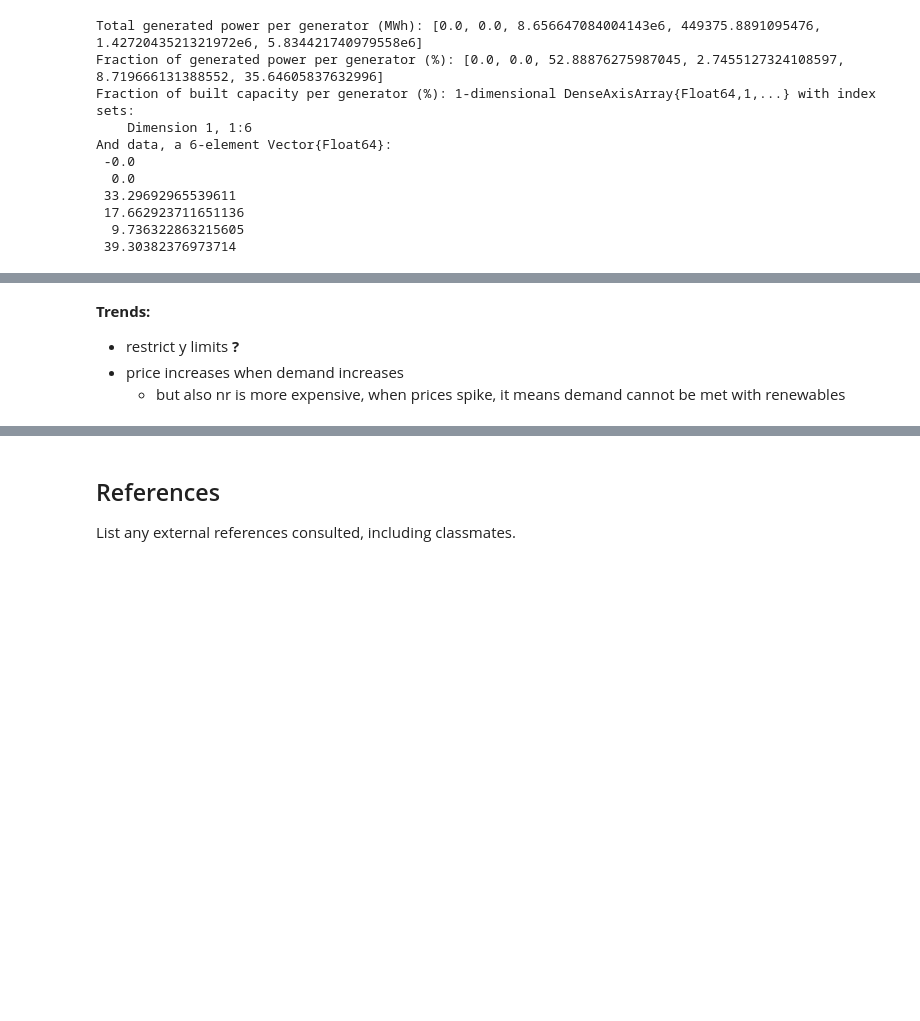
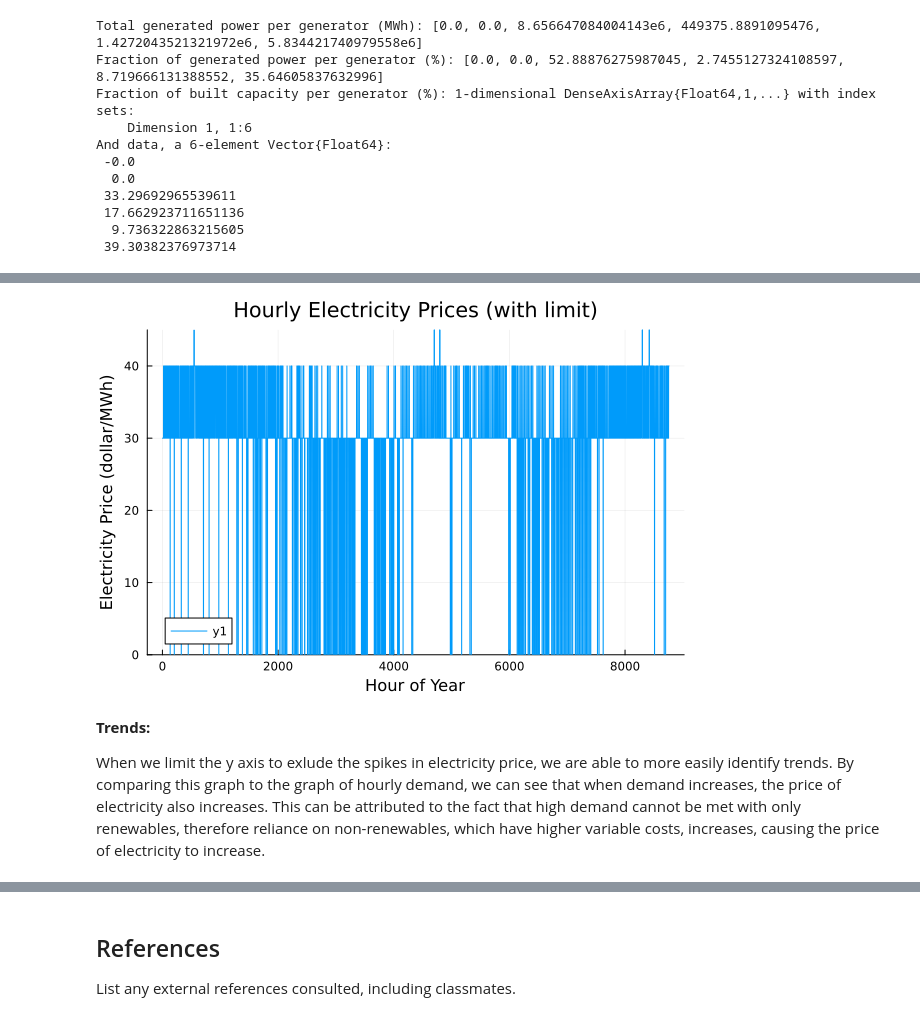
Before and after one commit to BEE4750-FA24/hw4-last-3-brain-cells, a Jupyter notebook: hw04.ipynb, the cells around one changed output, grey strips where cells are left out. Saved outputs shown, nothing was run; the diff lists cells and outputs as text; code cells hidden in the pictures; blank space fills up the shorter version.

```diff
--- a/hw04.ipynb
+++ b/hw04.ipynb
@@ -565,6 +666,9 @@ plot(demand.Hour, elec_price, title = "Hourly Electricity Prices", xlabel = "Hou
+# %%
+plot(demand.Hour, elec_price, title = "Hourly Electricity Prices (with limit)", xlabel = "Hour of Year", ylabel = "Electricity Price (dollar/MWh)", ylim=(0,45))
+# %% [output]
+[figure, added]
 # %% [markdown]
 **Trends:**
-- restrict y limits **?**
-- price increases when demand increases
-    - but also nr is more expensive, when prices spike, it means demand cannot be met with renewables
+
+When we limit the y axis to exlude the spikes in electricity price, we are able to more easily identify trends. By comparing this graph to the graph of hourly demand, we can see that when demand increases, the price of electricity also increases. This can be attributed to the fact that high demand cannot be met with only renewables, therefore reliance on non-renewables, which have higher variable costs, increases, causing the price of electricity to increase.
 # %% [markdown]
```
Also changed, not shown: parts of 8 cells of this notebook.
